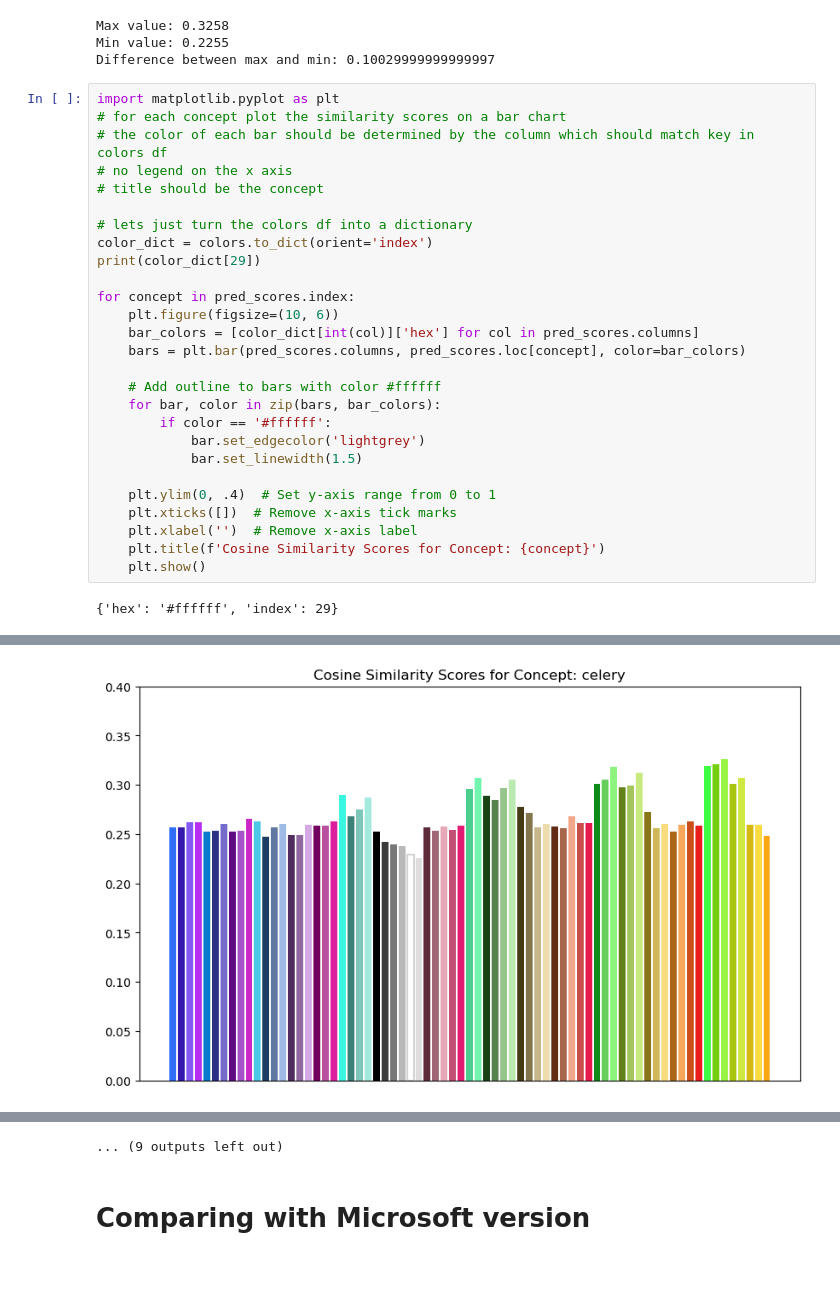
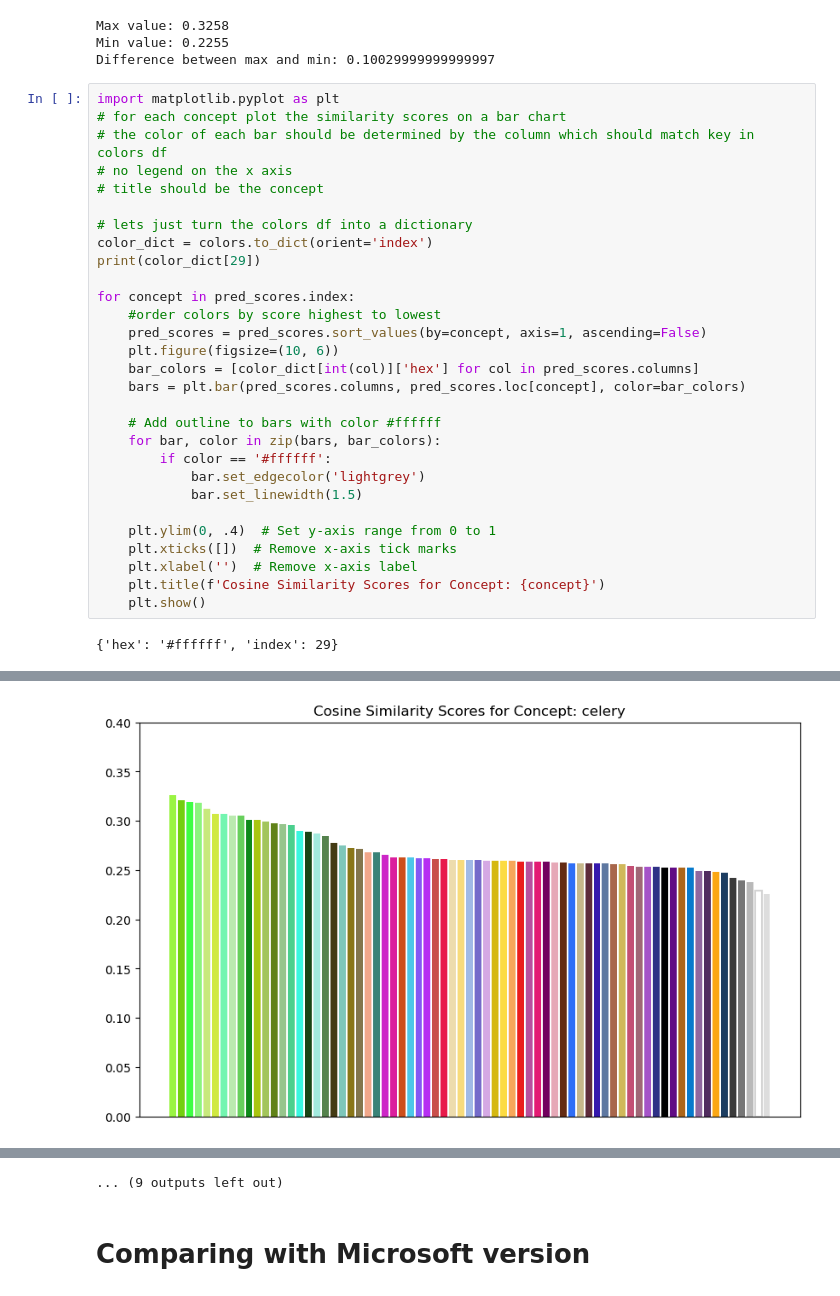
Before and after one commit to ryan-moreno/BMI_771_project, a Jupyter notebook: visual_exploration.ipynb, the cells around one changed output, grey strips where cells are left out. Saved outputs shown, nothing was run; the diff lists cells and outputs as text.

```diff
--- a/visual_exploration.ipynb
+++ b/visual_exploration.ipynb
@@ -225,6 +225,8 @@ color_dict = colors.to_dict(orient='index')
 print(color_dict[29])
 
 for concept in pred_scores.index:
+    #order colors by score highest to lowest
+    pred_scores = pred_scores.sort_values(by=concept, axis=1, ascending=False)
     plt.figure(figsize=(10, 6))
     bar_colors = [color_dict[int(col)]['hex'] for col in pred_scores.columns]
     bars = plt.bar(pred_scores.columns, pred_scores.loc[concept], color=bar_colors)
@@ -248 +250 @@ for concept in pred_scores.index:
-[figure, old version]
+[figure, new version]
```
Also changed, not shown: parts of 2 cells of this notebook.
